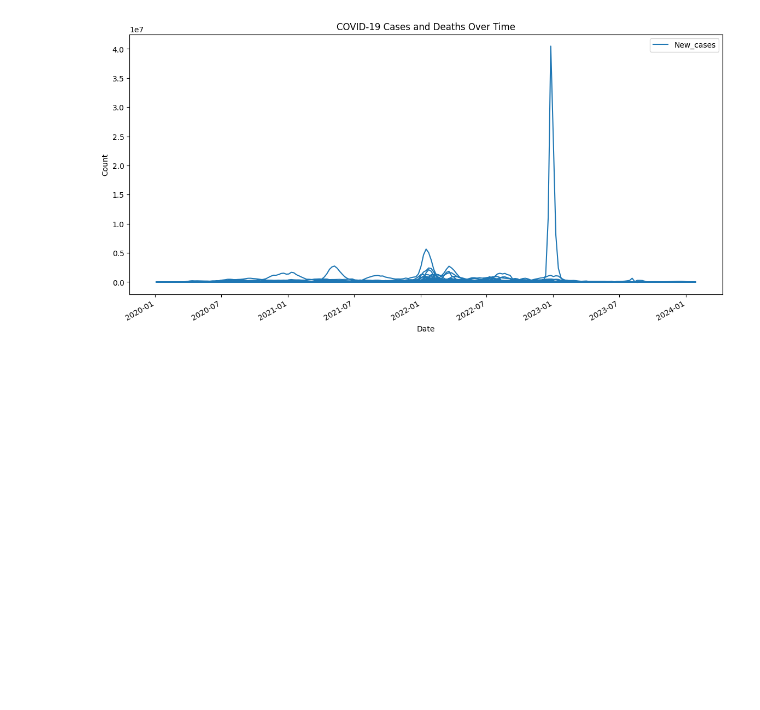
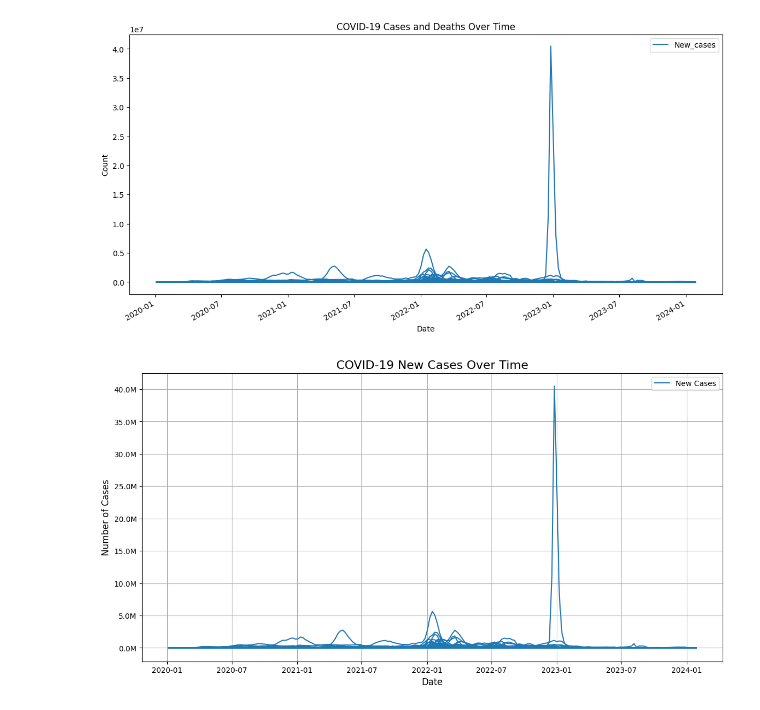
Before and after one commit to dagbolade/covid, a Jupyter notebook: covid-19-global-data.ipynb, the cells around one changed output. Drawn from its saved outputs; the diff is of its cells as text; code cells hidden in the pictures; blank space fills up the shorter version.

```diff
--- a/covid-19-global-data.ipynb
+++ b/covid-19-global-data.ipynb
@@ -349,3 +349,34 @@ plt.ylabel('Count')
 plt.show()
 # %% [output]
 [figure]
+# %%
+from matplotlib.ticker import FuncFormatter
+
+# Set the 'Date_reported' as the index
+covid_data.set_index('Date_reported', inplace=True)
+
+def millions(x, pos):
+    return '%1.1fM' % (x * 1e-6)
+
+formatter = FuncFormatter(millions)
+
+# Plot the time series of new cases
+plt.figure(figsize=(14, 7))
+plt.plot(covid_data['New_cases'], label='New Cases')
+
+# Format the y-axis
+plt.gca().yaxis.set_major_formatter(formatter)
+
+# Add titles and labels
+plt.title('COVID-19 New Cases Over Time', fontsize=16)
+plt.xlabel('Date', fontsize=12)
+plt.ylabel('Number of Cases', fontsize=12)
+
+# Show grid and legend
+plt.grid(True)
+plt.legend()
+
+# Show the plot
+plt.show()
+# %% [output]
+[figure, added]
```
Also changed, not shown: parts of 1 cell of this notebook.
